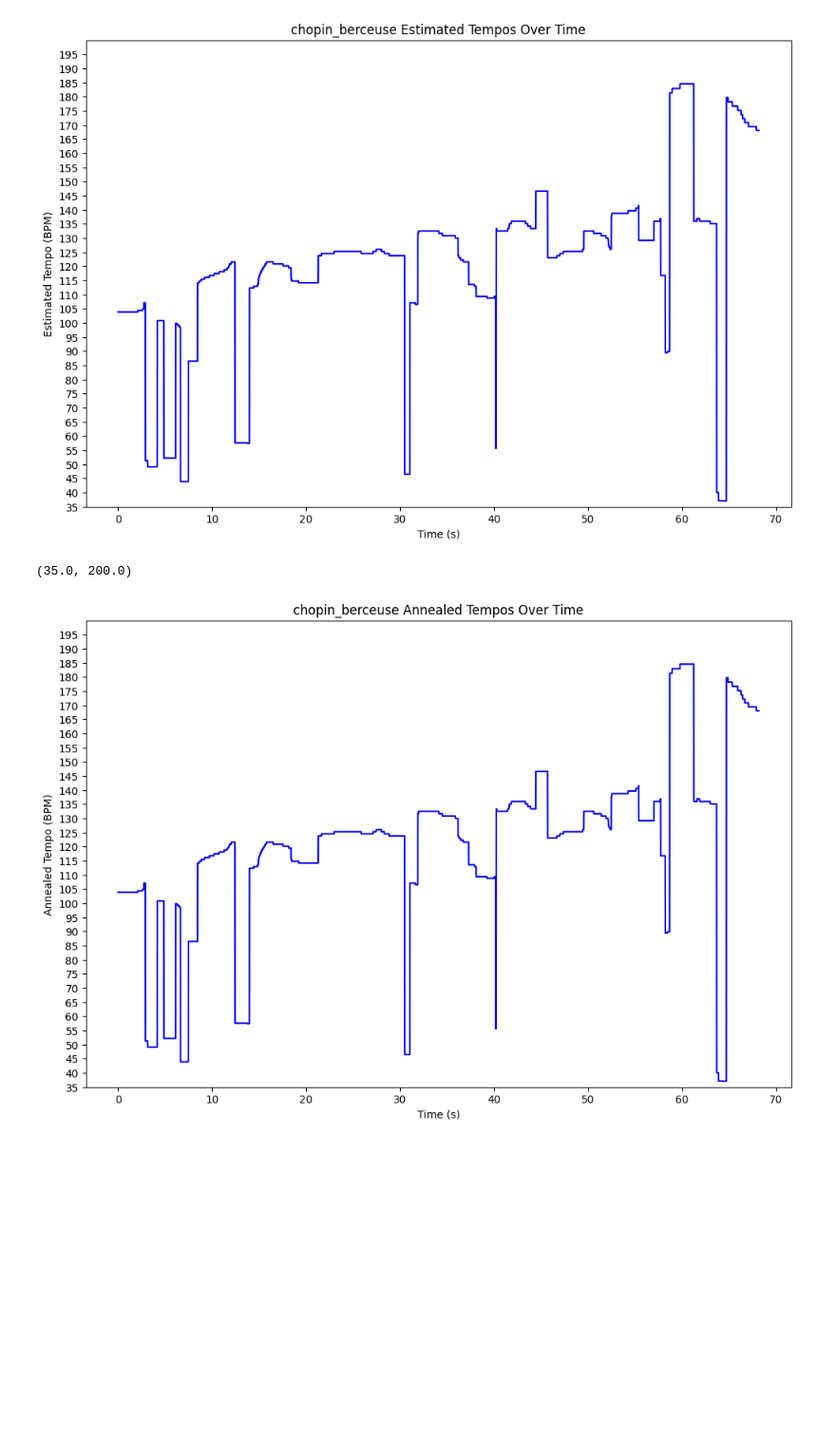
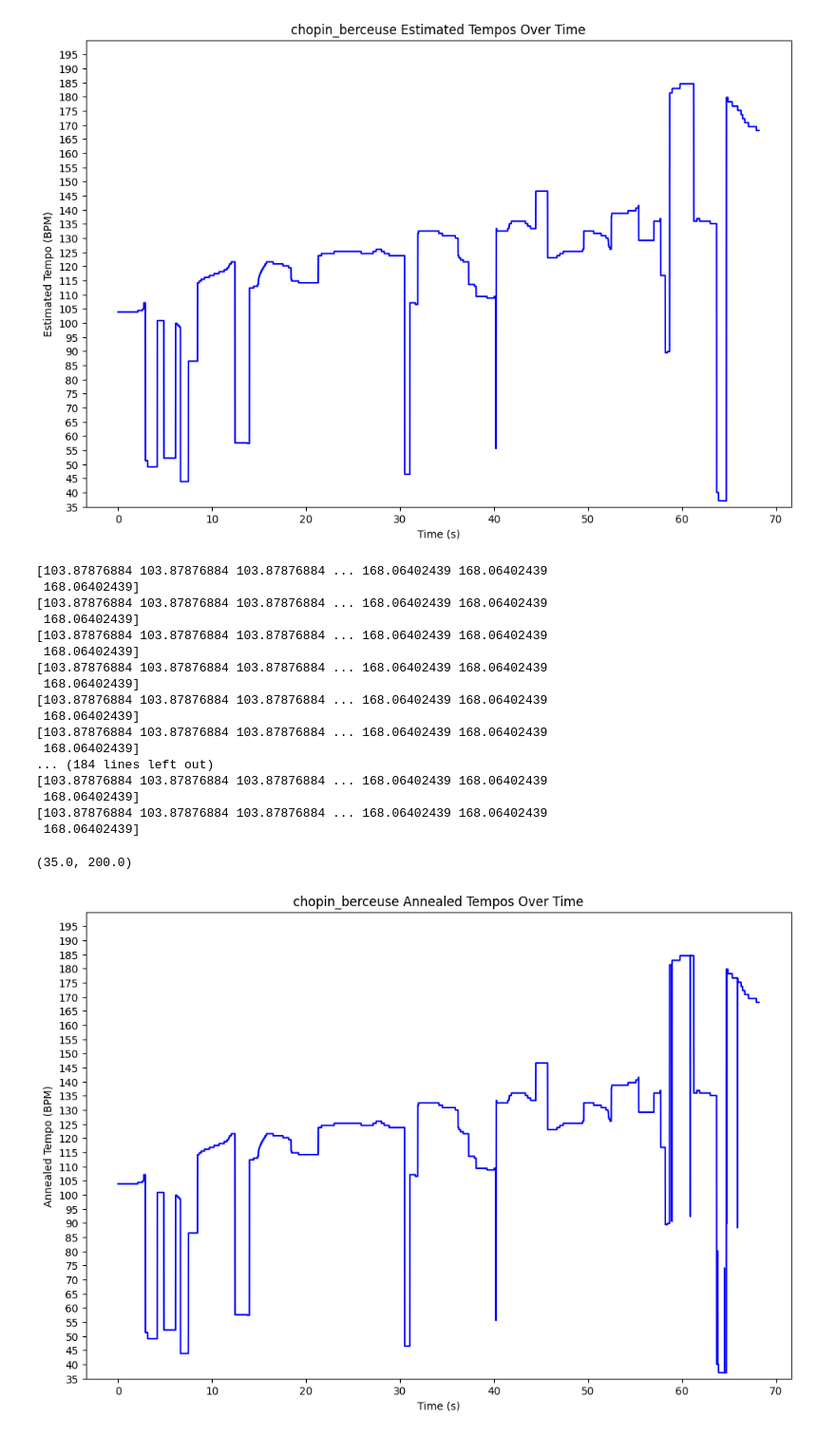
Before and after one commit to lkqiao/musical_accompanist, a Jupyter notebook: src/tempo_detect_nb.ipynb, the cells around one changed output. Shown at 95% size. Cells and saved outputs as stored; diff of their text form; code cells hidden in the pictures; blank space fills up the shorter version.

```diff
--- a/src/tempo_detect_nb.ipynb
+++ b/src/tempo_detect_nb.ipynb
@@ -288,31 +289,50 @@ Estimated tempos: [103.8787688442211, 103.8787688442211, 103.8787688442211, 103.
 # %%
 def anneal_tempos(estim_tempos, p=0.01, max_iter=1000):
     tempos = np.array(estim_tempos, dtype=float)
-    orig_range = np.ptp(tempos) # LEFT OFF HERE, FIGURE OUT A BETTER MEASURE OF SPREAD
+    orig_range = np.std(tempos)**10
     for _ in range(max_iter):
         idx = random.randint(0, len(tempos) - 1)
         new_tempos = tempos.copy()
+
         if random.random() < 0.5: new_tempos[idx] *= 2
         else: new_tempos[idx] /= 2
-        new_range = np.ptp(new_tempos)
+
+        new_range = np.std(new_tempos)**10
         if new_range < orig_range or random.random() < p:
             tempos = new_tempos
             orig_range = new_range
     return tempos
 
-estim_tempos = anneal_tempos(estim_tempos, p=0, max_iter=100000)
+estim_tempos = anneal_tempos(estim_tempos, p=0, max_iter=100)
 
 # plot annealed tempos vs time
 plt.figure(figsize=(12, 8))
 plt.plot(tempo_t, estim_tempos, color='b')
 plt.title(f'{name} Annealed Tempos Over Time')
 plt.xlabel('Time (s)')
 plt.ylabel('Annealed Tempo (BPM)')
 plt.yticks(np.arange(int(fmin), int(fmax), 5))
 plt.ylim(fmin, fmax)
 # %% [output]
-(35.0, 200.0)
+[103.87876884 103.87876884 103.87876884 ... 168.06402439 168.06402439
+ 168.06402439]
+[103.87876884 103.87876884 103.87876884 ... 168.06402439 168.06402439
+ 168.06402439]
+[103.87876884 103.87876884 103.87876884 ... 168.06402439 168.06402439
+ 168.06402439]
+[103.87876884 103.87876884 103.87876884 ... 168.06402439 168.06402439
+ 168.06402439]
+[103.87876884 103.87876884 103.87876884 ... 168.06402439 168.06402439
+ 168.06402439]
+[103.87876884 103.87876884 103.87876884 ... 168.06402439 168.06402439
+ 168.06402439]
+... (184 lines left out)
+[103.87876884 103.87876884 103.87876884 ... 168.06402439 168.06402439
+ 168.06402439]
+[103.87876884 103.87876884 103.87876884 ... 168.06402439 168.06402439
+ 168.06402439]
+(35.0, 200.0)
-[figure, old version]
+[figure, new version]
 # %%
 # plot estimated tempos and original signal
 fig, ax1 = plt.subplots(figsize=(12, 4))
```
Also changed, not shown: parts of 6 cells of this notebook, 1 other file.
